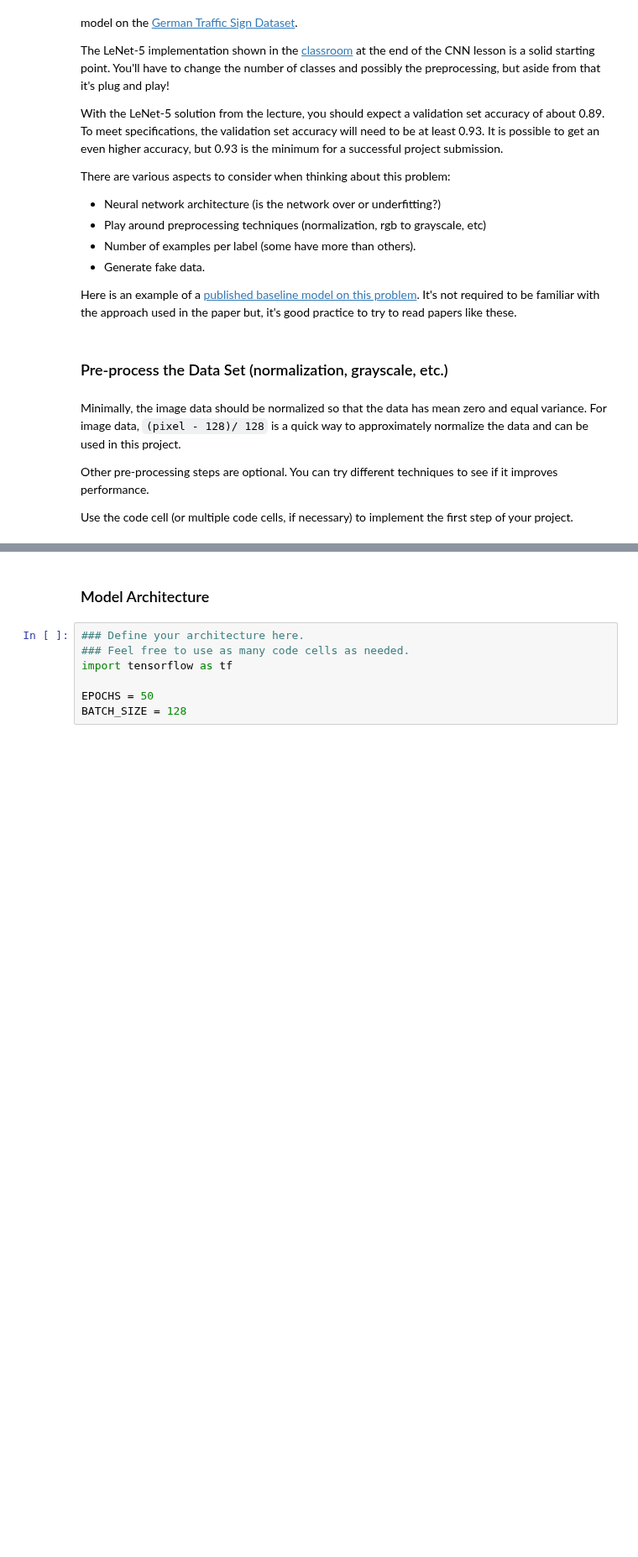
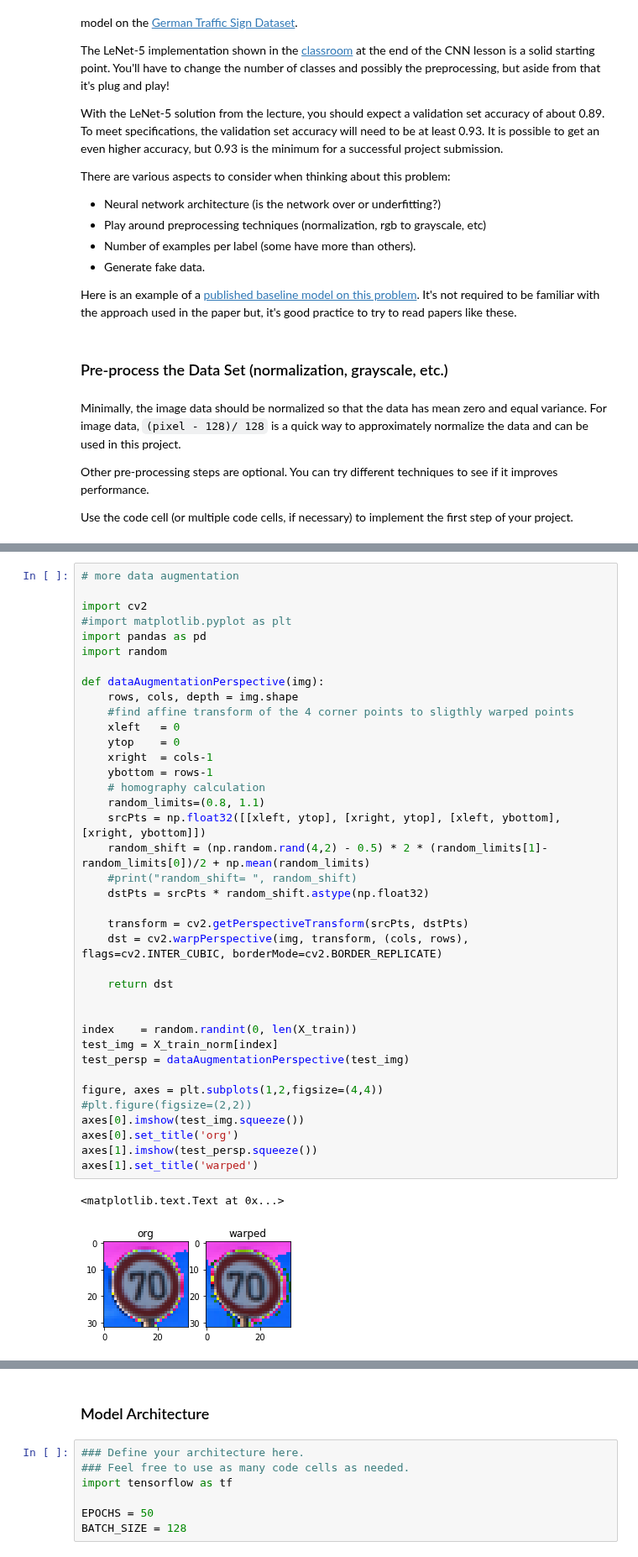
Before and after one commit to patman77/SDCE_nanodegree, a Jupyter notebook: Term1/Project2_Traffic_Sign_Classifier_Project/Traffic_Sign_Classifier.ipynb, the cells around one changed output, grey strips where cells are left out. Shown at 84% size. Saved outputs shown, nothing was run; the diff lists cells and outputs as text; blank space fills up the shorter version.

```diff
--- a/Term1/Project2_Traffic_Sign_Classifier_Project/Traffic_Sign_Classifier.ipynb
+++ b/Term1/Project2_Traffic_Sign_Classifier_Project/Traffic_Sign_Classifier.ipynb
@@ -305 +305,42 @@ axes[1].set_title('warped')
+# %%
+# more data augmentation
+
+import cv2
+#import matplotlib.pyplot as plt
+import pandas as pd
+import random
+
+def dataAugmentationPerspective(img):
+    rows, cols, depth = img.shape
+    #find affine transform of the 4 corner points to sligthly warped points
+    xleft   = 0
+    ytop    = 0
+    xright  = cols-1
+    ybottom = rows-1
+    # homography calculation
+    random_limits=(0.8, 1.1)
+    srcPts = np.float32([[xleft, ytop], [xright, ytop], [xleft, ybottom], [xright, ybottom]])
+    random_shift = (np.random.rand(4,2) - 0.5) * 2 * (random_limits[1]-random_limits[0])/2 + np.mean(random_limits)
+    #print("random_shift= ", random_shift)
+    dstPts = srcPts * random_shift.astype(np.float32)
+
+    transform = cv2.getPerspectiveTransform(srcPts, dstPts)
+    dst = cv2.warpPerspective(img, transform, (cols, rows), flags=cv2.INTER_CUBIC, borderMode=cv2.BORDER_REPLICATE)
+
+    return dst
+
+
+index    = random.randint(0, len(X_train))
+test_img = X_train_norm[index]
+test_persp = dataAugmentationPerspective(test_img)
+
+figure, axes = plt.subplots(1,2,figsize=(4,4))
+#plt.figure(figsize=(2,2))
+axes[0].imshow(test_img.squeeze())
+axes[0].set_title('org')
+axes[1].imshow(test_persp.squeeze())
+axes[1].set_title('warped')
+# %% [output]
+<matplotlib.text.Text at 0x...>
+[figure, added]
 # %%
```
Also changed, not shown: parts of 12 cells of this notebook.
